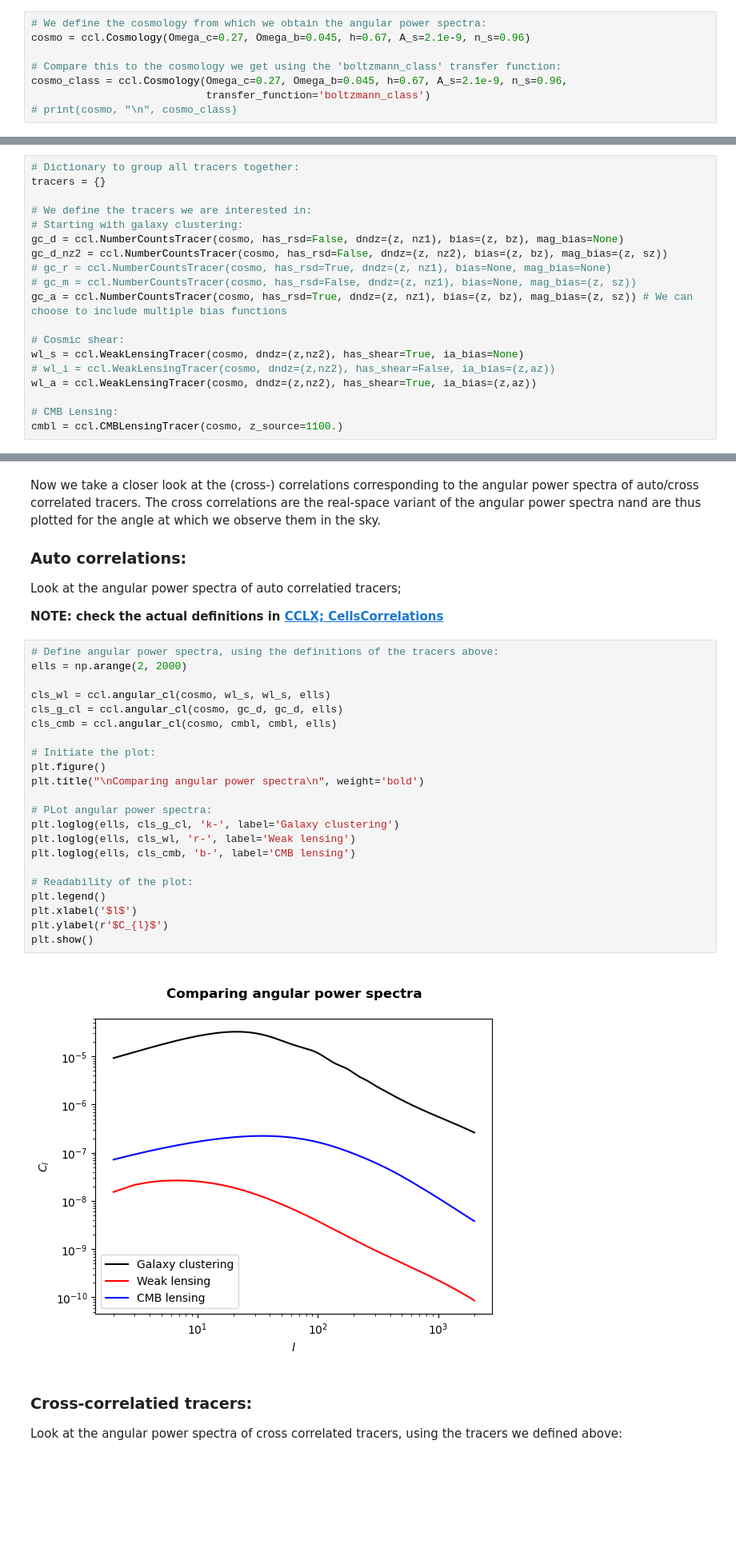
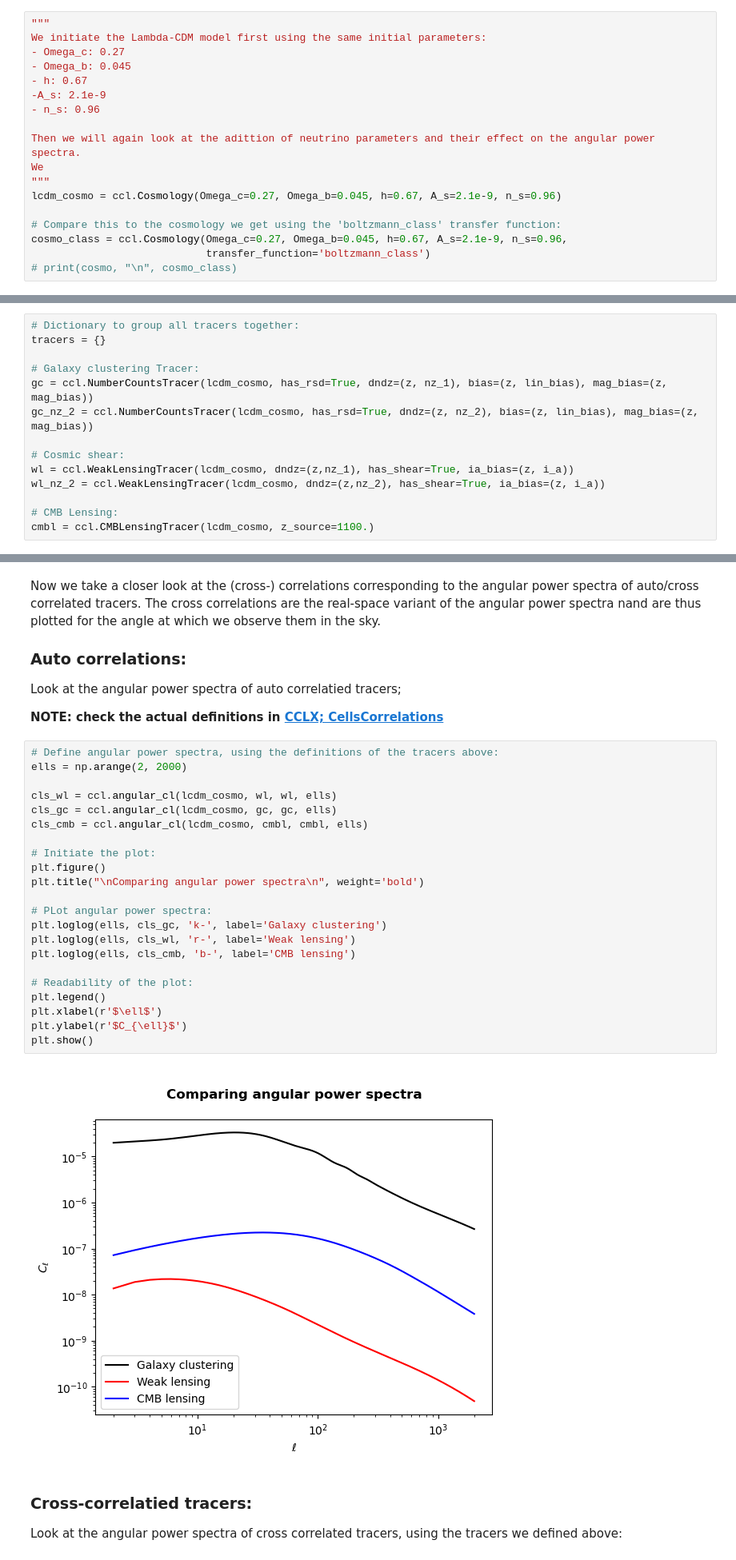
Before and after one commit to XanderHenrik/Masters-Project, a Jupyter notebook: notebooks/varying_C_l.ipynb, the cells around one changed output, grey strips where cells are left out. Shown at 80% size. Saved outputs shown, nothing was run; the diff lists cells and outputs as text; blank space fills up the shorter version.

```diff
--- a/notebooks/varying_C_l.ipynb
+++ b/notebooks/varying_C_l.ipynb
@@ -34,6 +39,16 @@ import math
 # %%
-# We define the cosmology from which we obtain the angular power spectra:
-cosmo = ccl.Cosmology(Omega_c=0.27, Omega_b=0.045, h=0.67, A_s=2.1e-9, n_s=0.96)
+"""
+We initiate the Lambda-CDM model first using the same initial parameters:
+- Omega_c: 0.27
+- Omega_b: 0.045
+- h: 0.67
+-A_s: 2.1e-9
+- n_s: 0.96
+
+Then we will again look at the adittion of neutrino parameters and their effect on the angular power spectra.
+We
+"""
+lcdm_cosmo = ccl.Cosmology(Omega_c=0.27, Omega_b=0.045, h=0.67, A_s=2.1e-9, n_s=0.96)
 
 # Compare this to the cosmology we get using the 'boltzmann_class' transfer function:
 cosmo_class = ccl.Cosmology(Omega_c=0.27, Omega_b=0.045, h=0.67, A_s=2.1e-9, n_s=0.96,
@@ -80,18 +119,13 @@ Next to these, we find other tracers that contribute to the observed CMB anisotr
 # Dictionary to group all tracers together:
 tracers = {}
 
-# We define the tracers we are interested in:
-# Starting with galaxy clustering:
-gc_d = ccl.NumberCountsTracer(cosmo, has_rsd=False, dndz=(z, nz1), bias=(z, bz), mag_bias=None)
-gc_d_nz2 = ccl.NumberCountsTracer(cosmo, has_rsd=False, dndz=(z, nz2), bias=(z, bz), mag_bias=(z, sz))
-# gc_r = ccl.NumberCountsTracer(cosmo, has_rsd=True, dndz=(z, nz1), bias=None, mag_bias=None)
-# gc_m = ccl.NumberCountsTracer(cosmo, has_rsd=False, dndz=(z, nz1), bias=None, mag_bias=(z, sz))
-gc_a = ccl.NumberCountsTracer(cosmo, has_rsd=True, dndz=(z, nz1), bias=(z, bz), mag_bias=(z, sz)) # We can choose to include multiple bias functions
+# Galaxy clustering Tracer:
+gc = ccl.NumberCountsTracer(lcdm_cosmo, has_rsd=True, dndz=(z, nz_1), bias=(z, lin_bias), mag_bias=(z, mag_bias))
+gc_nz_2 = ccl.NumberCountsTracer(lcdm_cosmo, has_rsd=True, dndz=(z, nz_2), bias=(z, lin_bias), mag_bias=(z, mag_bias))
 
 # Cosmic shear:
-wl_s = ccl.WeakLensingTracer(cosmo, dndz=(z,nz2), has_shear=True, ia_bias=None)
-# wl_i = ccl.WeakLensingTracer(cosmo, dndz=(z,nz2), has_shear=False, ia_bias=(z,az))
-wl_a = ccl.WeakLensingTracer(cosmo, dndz=(z,nz2), has_shear=True, ia_bias=(z,az))
+wl = ccl.WeakLensingTracer(lcdm_cosmo, dndz=(z,nz_1), has_shear=True, ia_bias=(z, i_a))
+wl_nz_2 = ccl.WeakLensingTracer(lcdm_cosmo, dndz=(z,nz_2), has_shear=True, ia_bias=(z, i_a))
 
 # CMB Lensing:
-cmbl = ccl.CMBLensingTracer(cosmo, z_source=1100.)
+cmbl = ccl.CMBLensingTracer(lcdm_cosmo, z_source=1100.)
@@ -161,27 +202,27 @@ Look at the angular power spectra of auto correlatied tracers;
 # %%
 # Define angular power spectra, using the definitions of the tracers above:
 ells = np.arange(2, 2000)
 
-cls_wl = ccl.angular_cl(cosmo, wl_s, wl_s, ells)
-cls_g_cl = ccl.angular_cl(cosmo, gc_d, gc_d, ells)
-cls_cmb = ccl.angular_cl(cosmo, cmbl, cmbl, ells)
+cls_wl = ccl.angular_cl(lcdm_cosmo, wl, wl, ells)
+cls_gc = ccl.angular_cl(lcdm_cosmo, gc, gc, ells)
+cls_cmb = ccl.angular_cl(lcdm_cosmo, cmbl, cmbl, ells)
 
 # Initiate the plot:
 plt.figure()
 plt.title("\nComparing angular power spectra\n", weight='bold')
 
 # PLot angular power spectra:
-plt.loglog(ells, cls_g_cl, 'k-', label='Galaxy clustering')
+plt.loglog(ells, cls_gc, 'k-', label='Galaxy clustering')
 plt.loglog(ells, cls_wl, 'r-', label='Weak lensing')
 plt.loglog(ells, cls_cmb, 'b-', label='CMB lensing')
 
 # Readability of the plot:
 plt.legend()
-plt.xlabel('$l$')
-plt.ylabel(r'$C_{l}$')
+plt.xlabel(r'$\ell$')
+plt.ylabel(r'$C_{\ell}$')
 plt.show()
 # %% [output]
-[figure, old version]
+[figure, new version]
 # %% [markdown]
 ### Cross-correlatied tracers:
 Look at the angular power spectra of cross correlated tracers, using the tracers we defined above:
```
Also changed, not shown: parts of 6 cells of this notebook.
